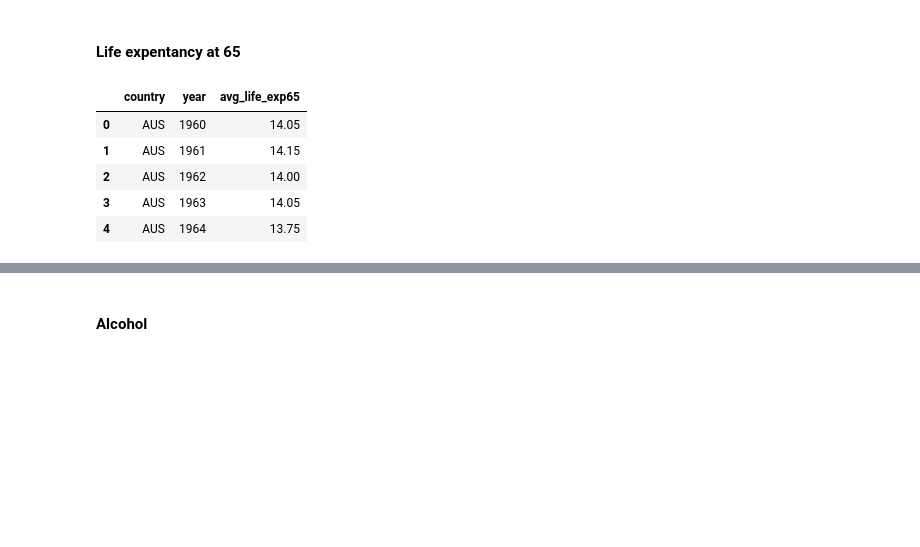
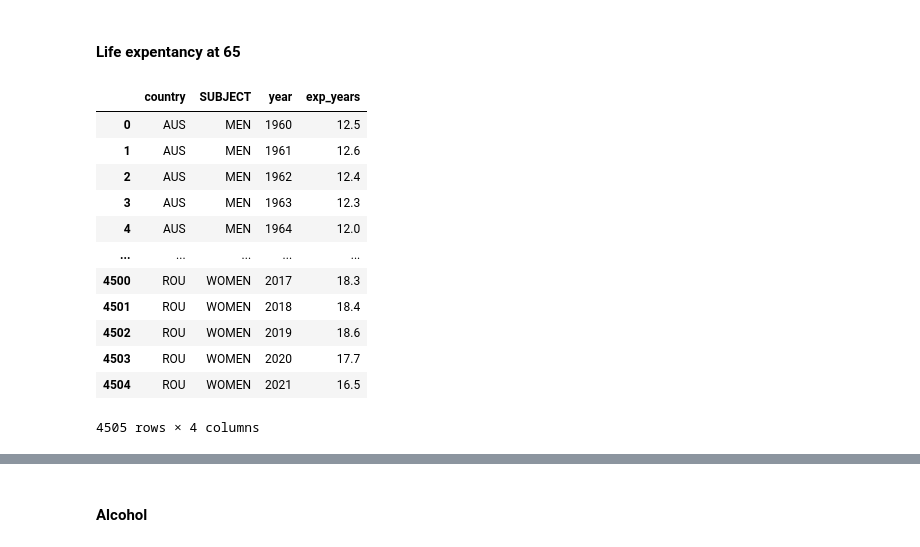
Before and after one commit to NumEconCopenhagen/projects-2023-ida-simone-elin, a Jupyter notebook: dataproject/dataproject.ipynb, the cells around one changed output, grey strips where cells are left out. Cells and saved outputs as stored; diff of their text form; code cells hidden in the pictures; blank space fills up the shorter version.

```diff
--- a/dataproject/dataproject.ipynb
+++ b/dataproject/dataproject.ipynb
@@ -102,23 +81,21 @@ Following this, we manually clean each dataset further, for their specific needs
 For each dataset, we end up with the total series value for each country each year available.
 # %% [markdown]
 #### Life expentancy at 65
-# %%
-# clean life_exp_65 data
-life_exp_65 = dataclean(life_exp_65, 'exp_years')
-
-#We change to wide format to calculate the mean of men and women
-life_exp_65_wide = pd.pivot_table(life_exp_65,index='country',columns='year',values='exp_years')
-
-#We go back to long format in order to merge later
-life_exp_stack = life_exp_65_wide.stack().reset_index()
-life_exp_stack.rename(columns={0:'avg_life_exp65'},inplace=True)
-
-#we print the clean dataset
-life_exp_stack.head(5)
-# %% [output]
-|  | country | year | avg_life_exp65 |
-| 0 | AUS | 1960 | 14.05 |
-| 1 | AUS | 1961 | 14.15 |
-| 2 | AUS | 1962 | 14.00 |
-| 3 | AUS | 1963 | 14.05 |
-| 4 | AUS | 1964 | 13.75 |
+# %%
+# clean life_exp_65 data
+life_exp_65 = dataclean(life_exp_65, 'exp_years')
+life_exp_65
+# %% [output]
+|  | country | SUBJECT | year | exp_years |
+| 0 | AUS | MEN | 1960 | 12.5 |
+| 1 | AUS | MEN | 1961 | 12.6 |
+| 2 | AUS | MEN | 1962 | 12.4 |
+| 3 | AUS | MEN | 1963 | 12.3 |
+| 4 | AUS | MEN | 1964 | 12.0 |
+| ... | ... | ... | ... | ... |
+| 4500 | ROU | WOMEN | 2017 | 18.3 |
+| 4501 | ROU | WOMEN | 2018 | 18.4 |
+| 4502 | ROU | WOMEN | 2019 | 18.6 |
+| 4503 | ROU | WOMEN | 2020 | 17.7 |
+| 4504 | ROU | WOMEN | 2021 | 16.5 |
+4505 rows × 4 columns
```
Also changed, not shown: parts of 9 cells of this notebook.
